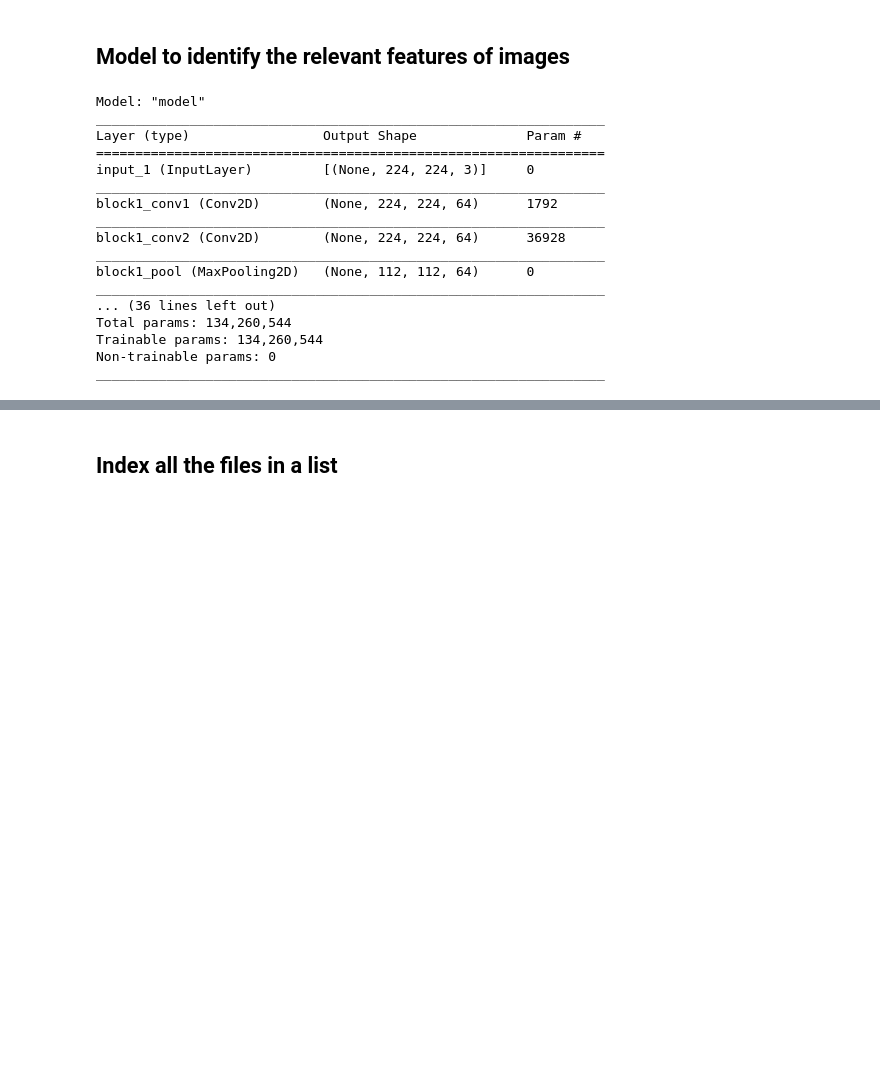
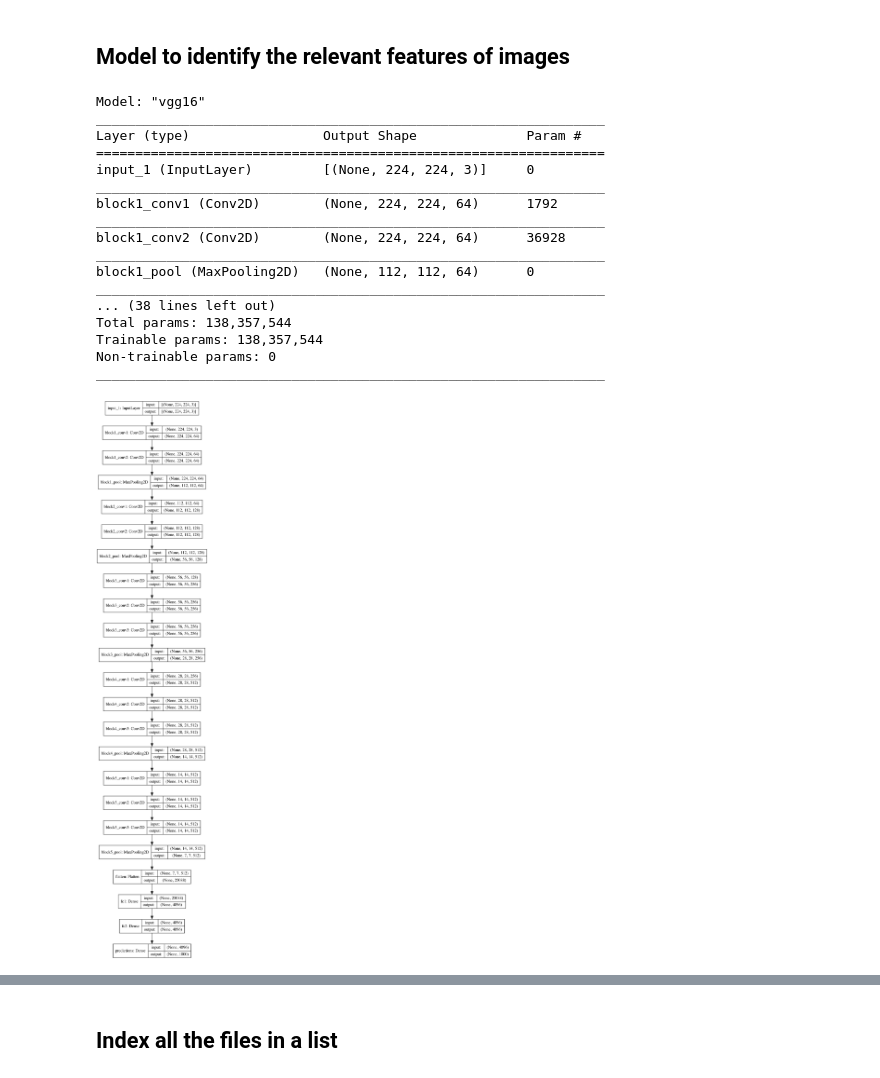
Before and after one commit to GvsSriRam/visual-similarity-recommendations-model, a Jupyter notebook: model.ipynb, the cells around one changed output, grey strips where cells are left out. Saved outputs shown, nothing was run; the diff lists cells and outputs as text; code cells hidden in the pictures; blank space fills up the shorter version.

```diff
--- a/model.ipynb
+++ b/model.ipynb
@@ -27,11 +28,9 @@ cos_similarities_df = None
 # %%
 # load the model
 vgg_model = vgg16.VGG16(weights='imagenet')
-# remove the last layers in order to get features
-feat_extractor = Model(inputs=vgg_model.input, outputs=vgg_model.get_layer("fc2").output)
-feat_extractor.summary()
+vgg_model.summary()
 # %% [output]
-Model: "model"
+Model: "vgg16"
 _________________________________________________________________
 Layer (type)                 Output Shape              Param #
 =================================================================
@@ -43,8 +42,12 @@ block1_conv2 (Conv2D)        (None, 224, 224, 64)      36928
 _________________________________________________________________
 block1_pool (MaxPooling2D)   (None, 112, 112, 64)      0
 _________________________________________________________________
-... (36 lines left out)
-Total params: 134,260,544
-Trainable params: 134,260,544
+... (38 lines left out)
+Total params: 138,357,544
+Trainable params: 138,357,544
 Non-trainable params: 0
 _________________________________________________________________
+# %%
+plot_model(vgg_model, "vgg_model.png", show_shapes=True)
+# %% [output]
+[figure, added]
```
Also changed, not shown: parts of 5 cells of this notebook.
